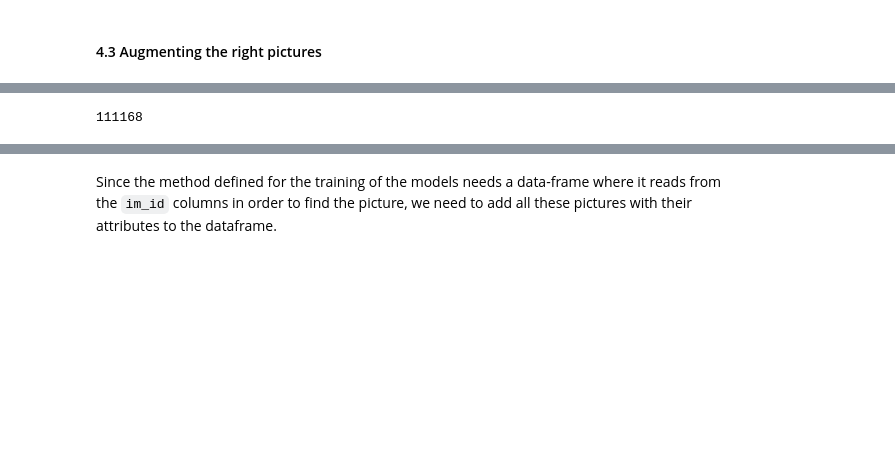
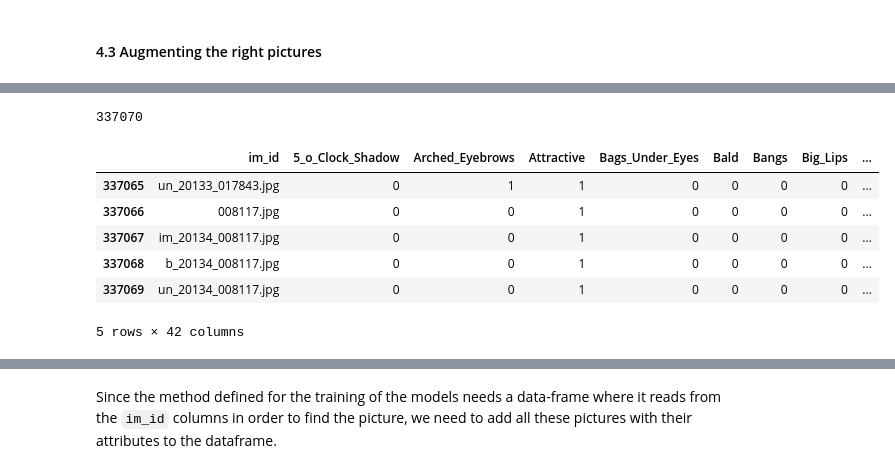
Before and after one commit to mar10nJohns1/AlgorithmicFairness, a Jupyter notebook: equalize_bias.ipynb, the cells around one changed output, grey strips where cells are left out. Saved outputs shown, nothing was run; the diff lists cells and outputs as text; code cells hidden in the pictures; blank space fills up the shorter version.

```diff
--- a/equalize_bias.ipynb
+++ b/equalize_bias.ipynb
@@ -306,5 +306,5 @@ len(s_n_hc)
 # %%
-ns_hc = pp[(pp.Smiling == -1) & (pp.High_Cheekbones == 1)].im_id
+ns_hc = pp[(pp.Smiling == -1) & (pp.Mouth_Slightly_Open == 1)].im_id
 # %%
 #We see that this number is the same as in the dist table above
 len(ns_hc)
@@ -326,11 +326,11 @@ As we can make 4 different augmentations of every image, that means we need to r
 # %%
 upsampling = [list(s_n_hc) , list(ns_hc)]
-s_n_hc_up = int(np.round(s_n_hc_count/4))
-ns_hc_up = int(np.round(ns_hc_count/4))
+s_n_hc_up = int(np.round(s_n_hc_count/2))
+ns_hc_up = int(np.round(ns_hc_count/2))
 range_ = [s_n_hc_up , ns_hc_up]
 # %%
 img_root = '/Users/MartinJohnsen/Documents/Martin Johnsen/MMC/3. Semester/Deep Learning/Projects/Algorithmic fairness/Data/celebA_resize3/'
-saveto_root = '/Users/MartinJohnsen/Documents/Martin Johnsen/MMC/3. Semester/Deep Learning/Projects/Algorithmic fairness/Data/celebA_resize3_aug/'
+saveto_root = '/Users/MartinJohnsen/Documents/Martin Johnsen/MMC/3. Semester/Deep Learning/Projects/Algorithmic fairness/Data/celebA_resize3_aug_mouth/'
 train = pd.read_csv("Data/train.csv")
 # %%
 from tqdm import tqdm
@@ -346,38 +346,43 @@ for i in range(2):
         image = random.randrange(len(augment))
         image = augment[image]
         im=Image.open(img_root+image)
-        im=im.convert("RGB")
-        r,g,b=im.split()
+        im_=im.convert("RGB")
+        r,g,b=im_.split()
         r=r.convert("RGB")
         g=g.convert("RGB")
         b=b.convert("RGB")
-        im_unsharp=im.filter(ImageFilter.UnsharpMask)
-        #Saving the augmented images
-        r.save(saveto_root+'r_'+str(k)+"_"+image)
-        #traindf = traindf.append(traindf[traindf.im_id==image])
-        #traindf.iloc[-1,0] = str(k)+'r_'+image
+        im_unsharp=im_.filter(ImageFilter.UnsharpMask)
 
-        g.save(saveto_root+'g_'+str(k)+"_"+image)
-        #traindf = traindf.append(traindf[traindf.im_id==image])
-        #traindf.iloc[-1,0] = str(k)+'g_'+image
+        #r.save(saveto_root+'r_'+str(k)+"_"+image)
+
+        #g.save(saveto_root+'g_'+str(k)+"_"+image)
+
+        im.save(saveto_root+'im_'+str(k)+"_"+image)#Added
 
         b.save(saveto_root+'b_'+str(k)+"_"+image)
-        #traindf = traindf.append(traindf[traindf.im_id==image])
-        #traindf.iloc[-1,0] = str(k)+'b_'+image
 
         im_unsharp.save(saveto_root+'un_'+str(k)+"_"+image)
-        #traindf = traindf.append(traindf[traindf.im_id==image])
-        #traindf.iloc[-1,0] = str(k)+'un_'+image
+
         added.append(str(k)+"_"+image)
 
-        traindf = traindf.append([train[train.im_id==image]]*4,ignore_index=True)
+        traindf = traindf.append([train[train.im_id==image]]*3,ignore_index=True)
         traindf.iloc[-1,0] = 'un_'+str(k)+"_"+image
         traindf.iloc[-2,0] = 'b_'+str(k)+"_"+image
-        traindf.iloc[-3,0] = 'g_'+str(k)+"_"+image
-        traindf.iloc[-4,0] = 'r_'+str(k)+"_"+image
+        traindf.iloc[-3,0] = 'im_'+str(k)+"_"+image
+        #traindf.iloc[-4,0] = 'r_'+str(k)+"_"+image
 
 traindf.to_csv("Data/train_augmented.csv")
 # %%
-len(traindf)-len(train)
+len(traindf)
 # %% [output]
-111168
+337070
+# %%
+traindf.tail()
+# %% [output]
+|  | im_id | 5_o_Clock_Shadow | Arched_Eyebrows | Attractive | Bags_Under_Eyes | Bald | Bangs | Big_Lips | ... |
+| 337065 | un_20133_017843.jpg | 0 | 1 | 1 | 0 | 0 | 0 | 0 | ... |
+| 337066 | 008117.jpg | 0 | 0 | 1 | 0 | 0 | 0 | 0 | ... |
+| 337067 | im_20134_008117.jpg | 0 | 0 | 1 | 0 | 0 | 0 | 0 | ... |
+| 337068 | b_20134_008117.jpg | 0 | 0 | 1 | 0 | 0 | 0 | 0 | ... |
+| 337069 | un_20134_008117.jpg | 0 | 0 | 1 | 0 | 0 | 0 | 0 | ... |
+5 rows × 42 columns
```
Also changed, not shown: parts of 13 cells of this notebook, 10 other files.
